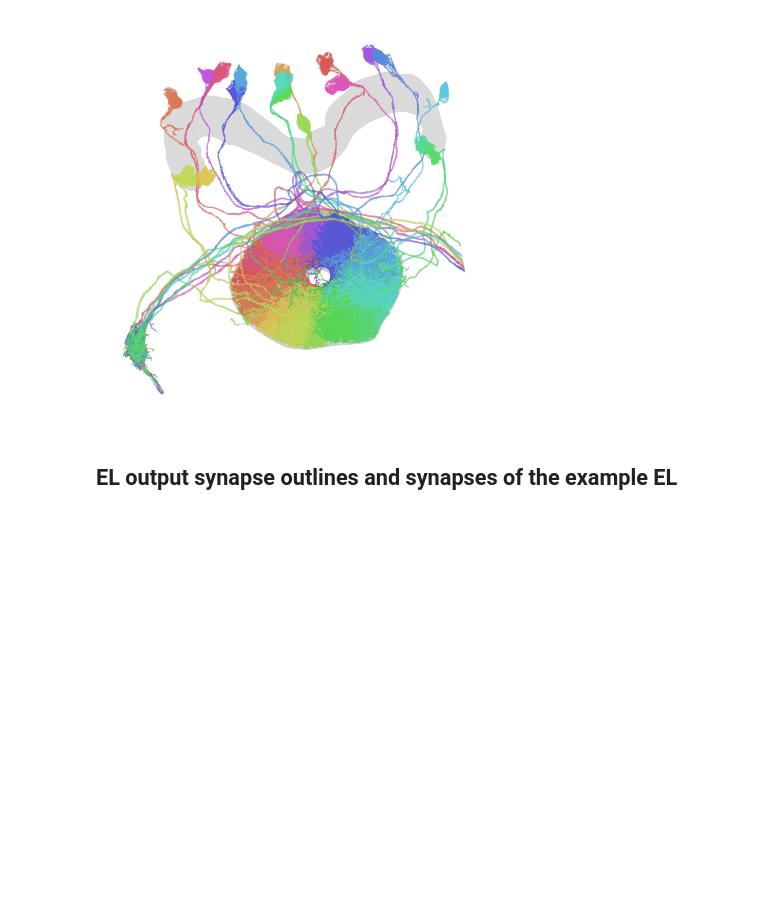
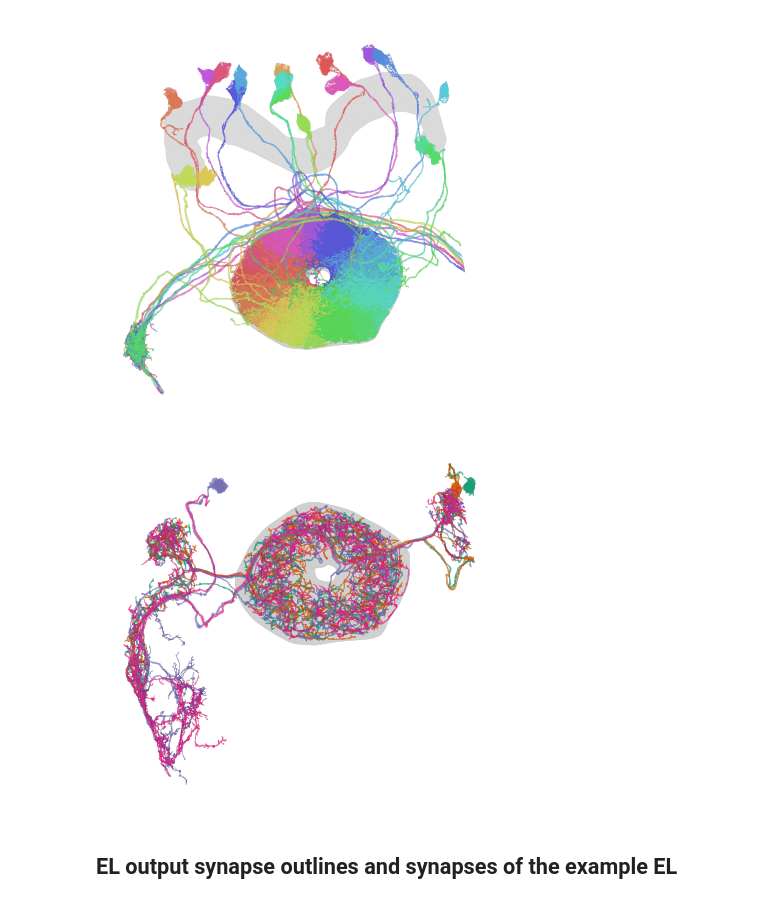
Before and after one commit to yfisher-lab/plitt_turnerevans_oa_instructs_hd_plasticity, a Jupyter notebook: figures/connectomics/ring_synapse_visualization.ipynb, the cells around one changed output. Drawn from its saved outputs; the diff is of its cells as text; code cells hidden in the pictures; blank space fills up the shorter version.

```diff
--- a/figures/connectomics/ring_synapse_visualization.ipynb
+++ b/figures/connectomics/ring_synapse_visualization.ipynb
@@ -79,6 +80,17 @@ save(fig, 'allELs_full_arbor.png', dpi=300)
 # %% [output]
 [figure]
 [figure]
+# %%
+exr2_colors = []
+for i, body_id in enumerate(exr2s['bodyId']):
+    syn = cn.fetch_eb_synapses(ebcoords, body_id, side='pre')
+    exr2_colors.append(plt.cm.Dark2(i))
+    # exr2_colors.append(phase_color(cn.synapse_phase(syn[['x_eb', 'y_eb']].values, n=10)[1]))
+
+fig, ax = plot_all(exr2s, exr2_colors, 'allExR2s', ax_items=(eb,))
+save(fig, 'exr2_full_arbor.png', dpi=300)
+# %% [output]
+[figure, added]
 # %% [markdown]
 ## EL output synapse outlines and synapses of the example EL
 # %%
```
Also changed, not shown: parts of 4 cells of this notebook, 26 other files.
